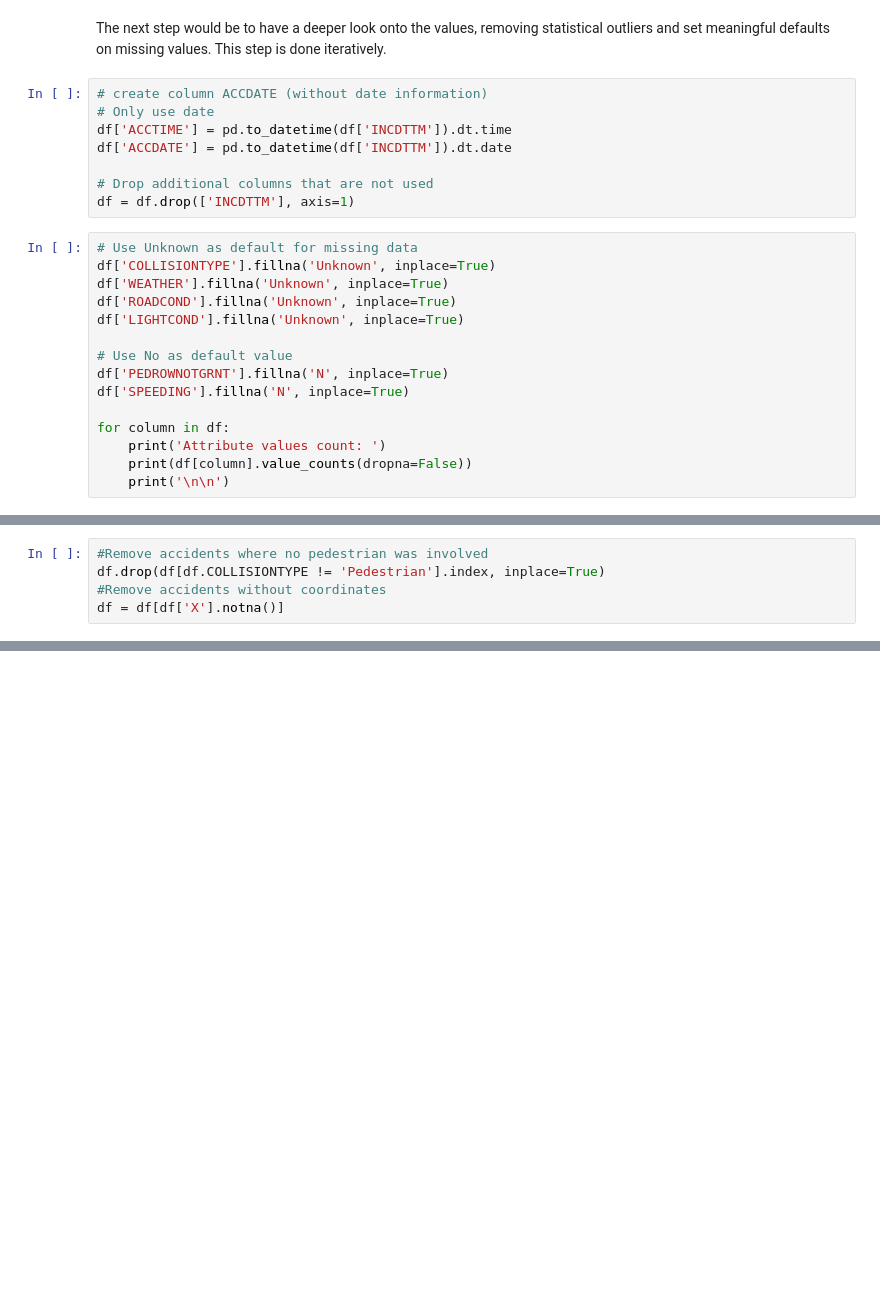
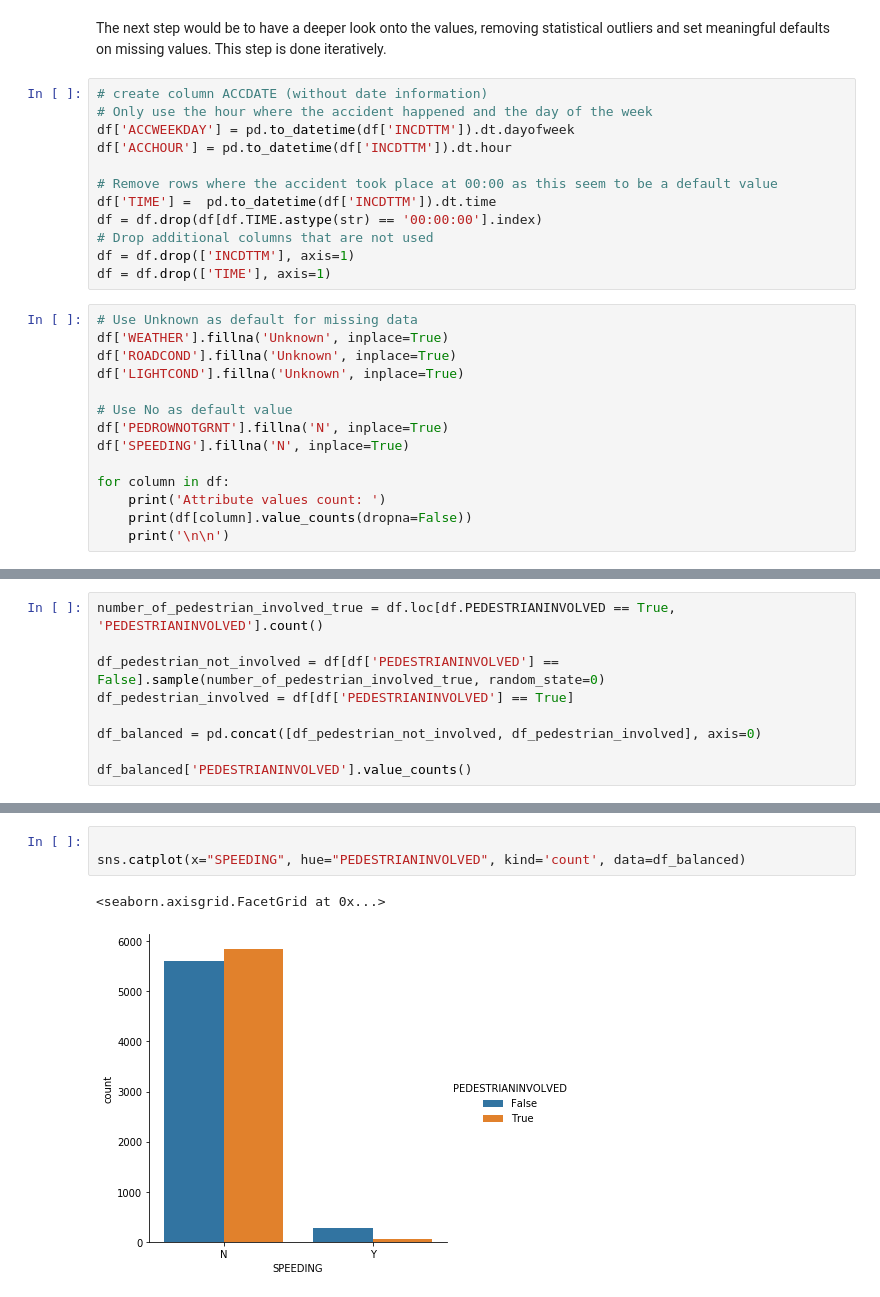
Before and after one commit to jans510/Coursera_Capstone, a Jupyter notebook: Coursera_Capstone.ipynb, the cells around one changed output, grey strips where cells are left out. Saved outputs shown, nothing was run; the diff lists cells and outputs as text; blank space fills up the shorter version.

Commit message:
Added data visualization

```diff
--- a/Coursera_Capstone.ipynb
+++ b/Coursera_Capstone.ipynb
@@ -84,15 +63,18 @@ The next step would be to have a deeper look onto the values, removing statistic
 This step is done iteratively.
 # %%
 # create column ACCDATE (without date information)
-# Only use date
-df['ACCTIME'] = pd.to_datetime(df['INCDTTM']).dt.time
-df['ACCDATE'] = pd.to_datetime(df['INCDTTM']).dt.date
+# Only use the hour where the accident happened and the day of the week
+df['ACCWEEKDAY'] = pd.to_datetime(df['INCDTTM']).dt.dayofweek
+df['ACCHOUR'] = pd.to_datetime(df['INCDTTM']).dt.hour
 
+# Remove rows where the accident took place at 00:00 as this seem to be a default value
+df['TIME'] =  pd.to_datetime(df['INCDTTM']).dt.time
+df = df.drop(df[df.TIME.astype(str) == '00:00:00'].index)
 # Drop additional columns that are not used
 df = df.drop(['INCDTTM'], axis=1)
+df = df.drop(['TIME'], axis=1)
 # %%
 # Use Unknown as default for missing data
-df['COLLISIONTYPE'].fillna('Unknown', inplace=True)
 df['WEATHER'].fillna('Unknown', inplace=True)
 df['ROADCOND'].fillna('Unknown', inplace=True)
 df['LIGHTCOND'].fillna('Unknown', inplace=True)
@@ -128,5 +107,0 @@ After defining the columns that we'll use and preparing the data by using defaul
-# %%
-#Remove accidents where no pedestrian was involved
-df.drop(df[df.COLLISIONTYPE != 'Pedestrian'].index, inplace=True)
-#Remove accidents without coordinates
-df = df[df['X'].notna()]
@@ -139,0 +110,9 @@ The data preparation is done, in the next section we will develop a modell to pr
+# %%
+number_of_pedestrian_involved_true = df.loc[df.PEDESTRIANINVOLVED == True, 'PEDESTRIANINVOLVED'].count()
+
+df_pedestrian_not_involved = df[df['PEDESTRIANINVOLVED'] == False].sample(number_of_pedestrian_involved_true, random_state=0)
+df_pedestrian_involved = df[df['PEDESTRIANINVOLVED'] == True]
+
+df_balanced = pd.concat([df_pedestrian_not_involved, df_pedestrian_involved], axis=0)
+
+df_balanced['PEDESTRIANINVOLVED'].value_counts()
@@ -139,0 +135,6 @@ The data preparation is done, in the next section we will develop a modell to pr
+# %%
+
+sns.catplot(x="SPEEDING", hue="PEDESTRIANINVOLVED", kind='count', data=df_balanced)
+# %% [output]
+<seaborn.axisgrid.FacetGrid at 0x...>
+[figure, added]
```
Also changed, not shown: parts of 28 cells of this notebook.
